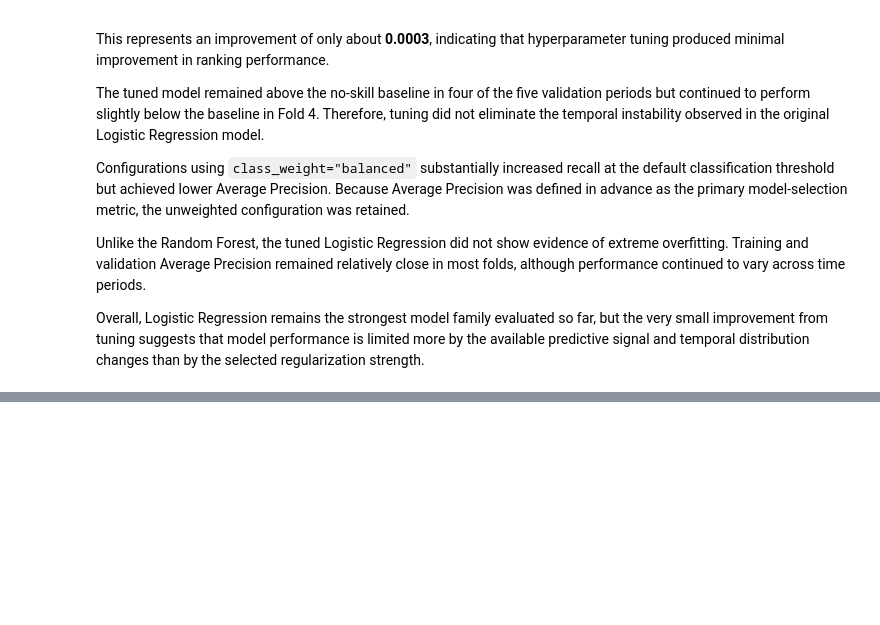
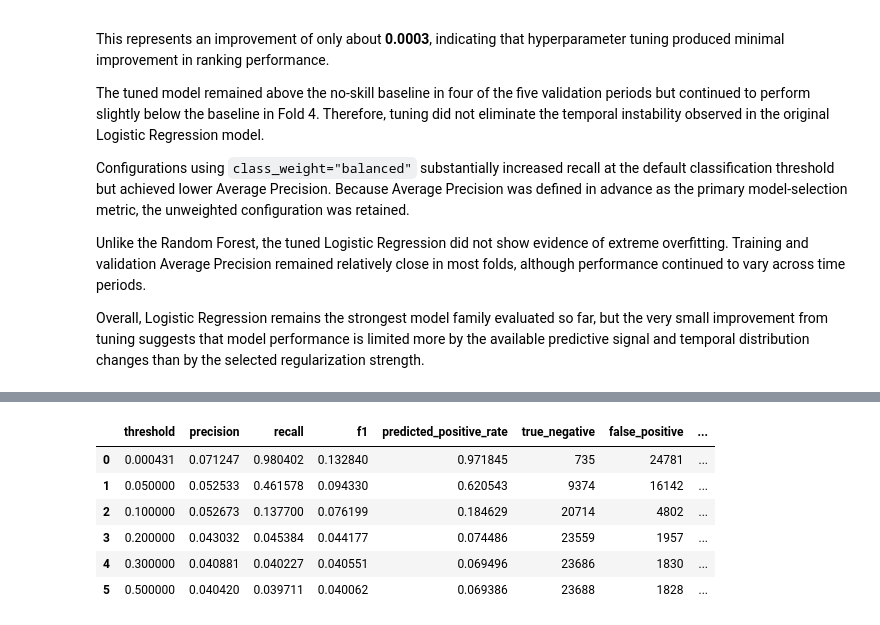
Before and after one commit to NourhanFarag/bank-marketing-subscription-prediction, a Jupyter notebook: notebooks/01_bank_marketing_analysis.ipynb, the cells around one changed output, grey strips where cells are left out. Drawn from its saved outputs; the diff is of its cells as text; code cells hidden in the pictures; blank space fills up the shorter version.

```diff
--- a/notebooks/01_bank_marketing_analysis.ipynb
+++ b/notebooks/01_bank_marketing_analysis.ipynb
@@ -2407,0 +2665,33 @@ Overall, Logistic Regression remains the strongest model family evaluated so far
+# %%
+candidate_thresholds = sorted(
+    set([
+        0.05,
+        0.10,
+        0.20,
+        0.30,
+        0.50,
+        round(
+            REPORTING_THRESHOLD,
+            6
+        )
+    ])
+)
+
+threshold_results = pd.DataFrame([
+    evaluate_threshold(
+        oof_predictions["y_true"],
+        oof_predictions["y_prob"],
+        threshold
+    )
+    for threshold in candidate_thresholds
+])
+
+threshold_results
+# %% [output]
+|  | threshold | precision | recall | f1 | predicted_positive_rate | true_negative | false_positive | ... |
+| 0 | 0.000431 | 0.071247 | 0.980402 | 0.132840 | 0.971845 | 735 | 24781 | ... |
+| 1 | 0.050000 | 0.052533 | 0.461578 | 0.094330 | 0.620543 | 9374 | 16142 | ... |
+| 2 | 0.100000 | 0.052673 | 0.137700 | 0.076199 | 0.184629 | 20714 | 4802 | ... |
+| 3 | 0.200000 | 0.043032 | 0.045384 | 0.044177 | 0.074486 | 23559 | 1957 | ... |
+| 4 | 0.300000 | 0.040881 | 0.040227 | 0.040551 | 0.069496 | 23686 | 1830 | ... |
+| 5 | 0.500000 | 0.040420 | 0.039711 | 0.040062 | 0.069386 | 23688 | 1828 | ... |
```
Also changed, not shown: parts of 13 cells of this notebook.
